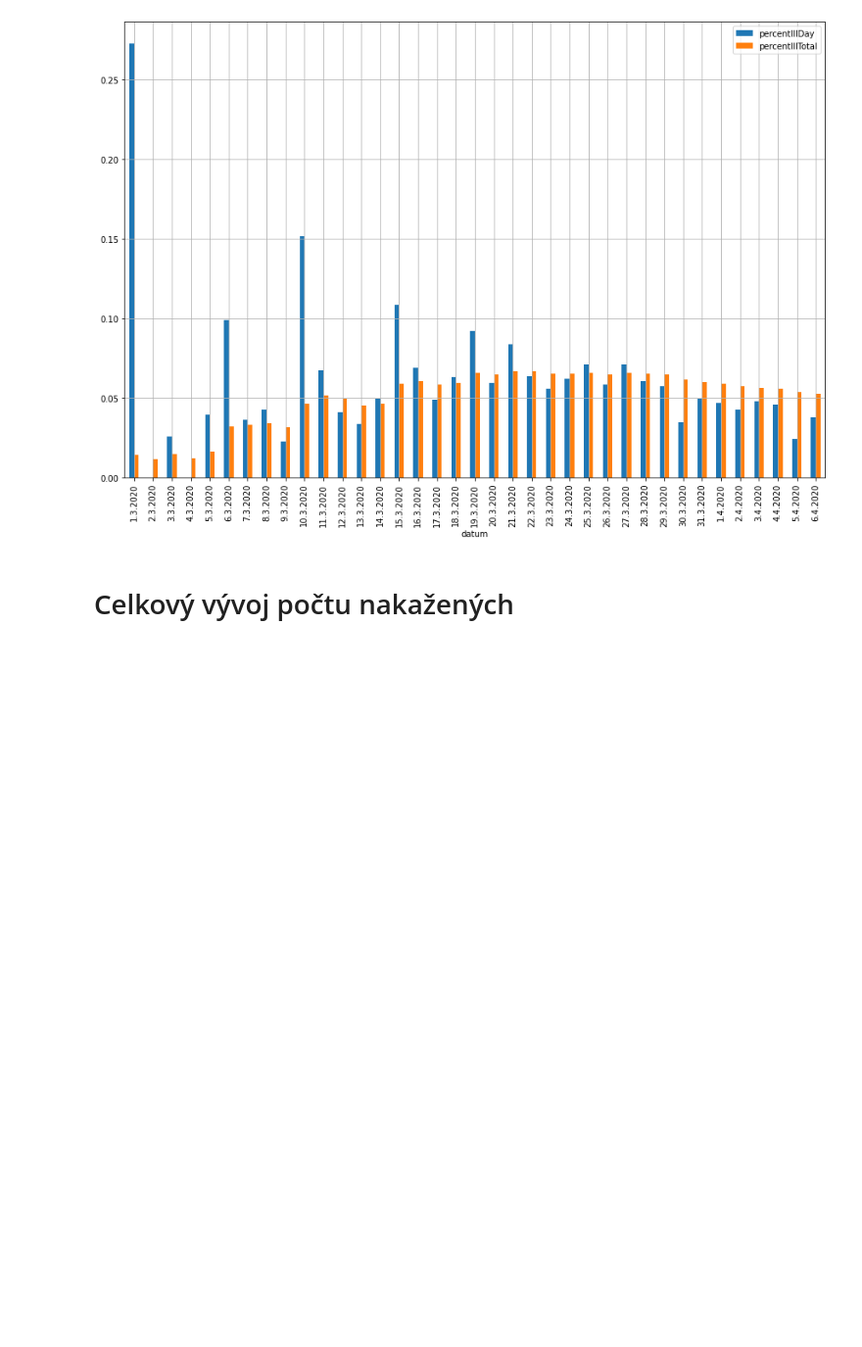
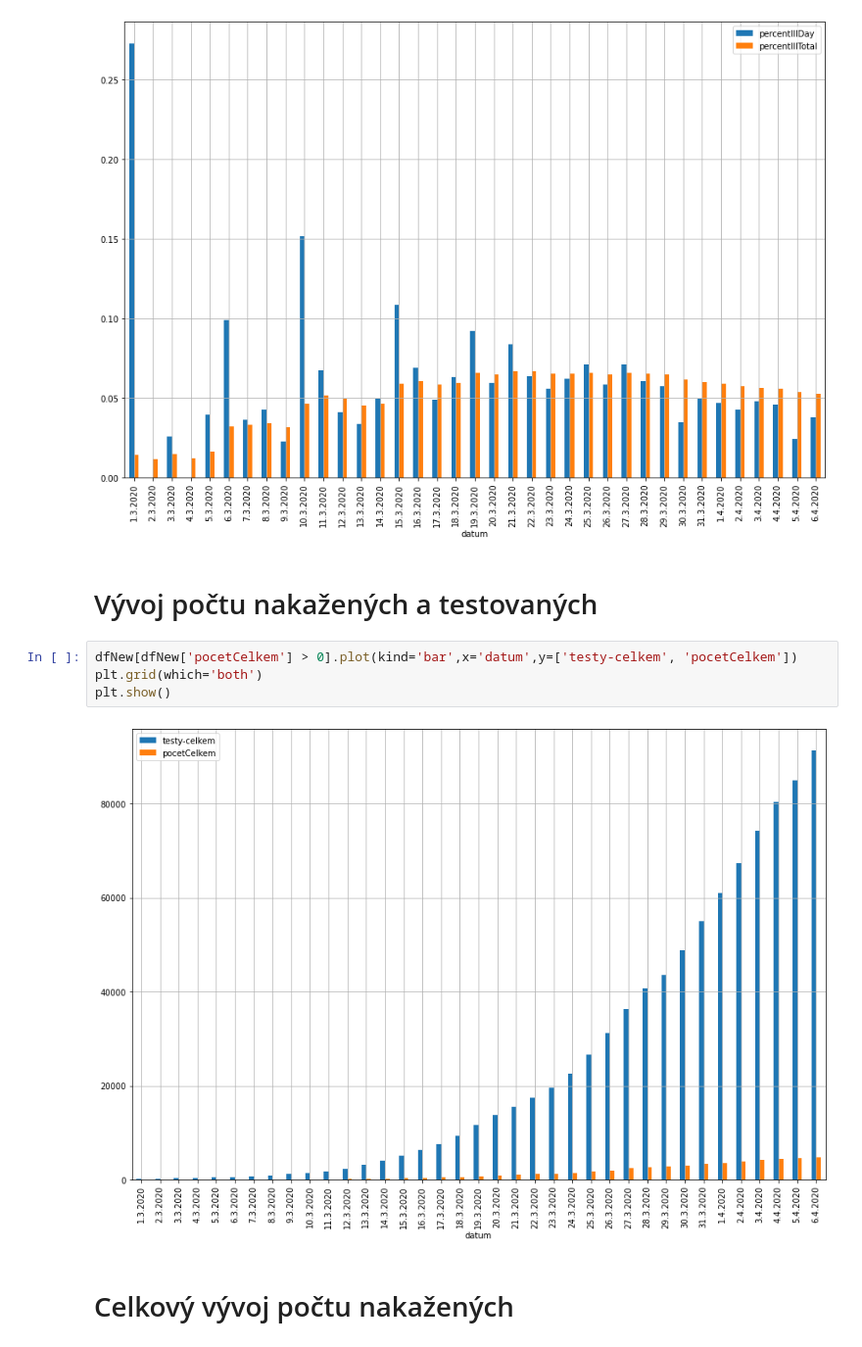
Before and after one commit to hrbolek/coronavirus, a Jupyter notebook: czech_open_data.ipynb, the cells around one changed output. Shown at 98% size. Saved outputs shown, nothing was run; the diff lists cells and outputs as text; blank space fills up the shorter version.

```diff
--- a/czech_open_data.ipynb
+++ b/czech_open_data.ipynb
@@ -105,6 +105,14 @@ plt.grid(which='both')
 plt.show()
 # %% [output]
 [figure]
+# %% [markdown]
+# Vývoj počtu nakažených a testovaných
+# %%
+dfNew[dfNew['pocetCelkem'] > 0].plot(kind='bar',x='datum',y=['testy-celkem', 'pocetCelkem'])
+plt.grid(which='both')
+plt.show()
+# %% [output]
+[figure, added]
 # %% [markdown]
 # Celkový vývoj počtu nakažených
 # %%
```
